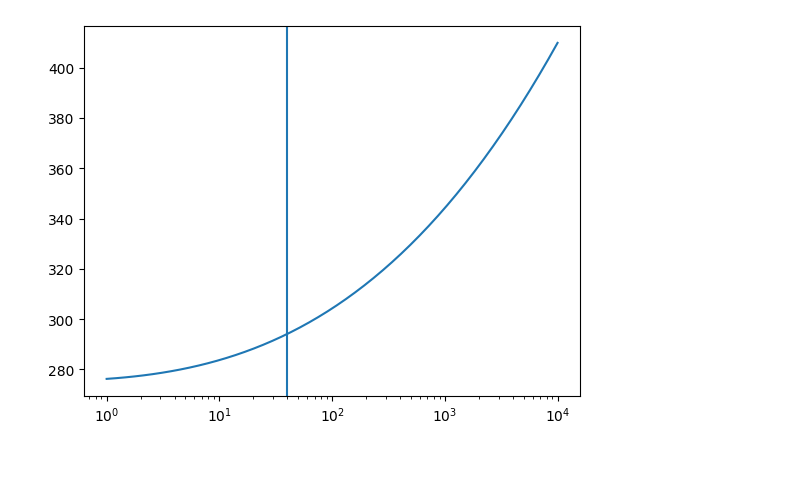
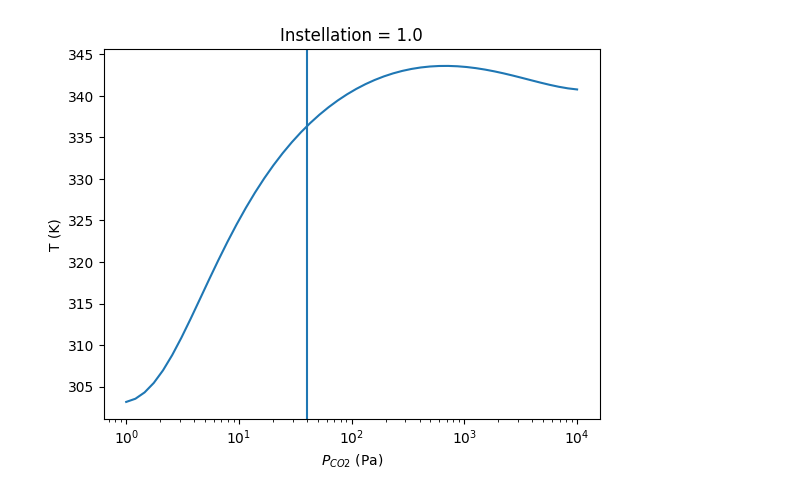
Before and after one commit to astro-pavan/kamino, a Jupyter notebook: notebooks/speedy_climate_test.ipynb, the cells around one changed output. Drawn from its saved outputs; the diff is of its cells as text; code cells hidden in the pictures; blank space fills up the shorter version.

```diff
--- a/notebooks/speedy_climate_test.ipynb
+++ b/notebooks/speedy_climate_test.ipynb
@@ -24,10 +24,8 @@ from kamino.speedy_climate.emulator import climate_emulator
 
 cem = climate_emulator(
     "earth_rapid_rotator",
-    "helios_1000_runs_earth_rapid_rotator.csv",
+    "helios_3000_runs_earth_rapid_rotator.csv",
     make_accuracy_plot=True,
-    force_retraining=False
+    force_retraining=True
     )
-
-cem.make_temperature_pco2_interpolator(0.8 * SOLAR_CONSTANT, 1e5)
 # %% [output]
@@ -36,12 +42,19 @@ Emulator loaded.
 # %%
+S = 1.0
+
+cem.make_temperature_pco2_interpolator(S * SOLAR_CONSTANT, EARTH_ATM, T_start=280)
+
 pco2 = np.logspace(0, 4)
 
 T = cem.get_temperature_from_pco2(pco2)
 
 plt.plot(pco2, T)
+plt.xlabel('$P_{CO2}$ (Pa)')
+plt.ylabel('T (K)')
+plt.title(f'Instellation = {S}')
 plt.xscale('log')
 plt.axvline(40)
 
 plt.show()
 # %% [output]
-[figure, old version]
+[figure, new version]
```
Also changed, not shown: parts of 1 cell of this notebook.
